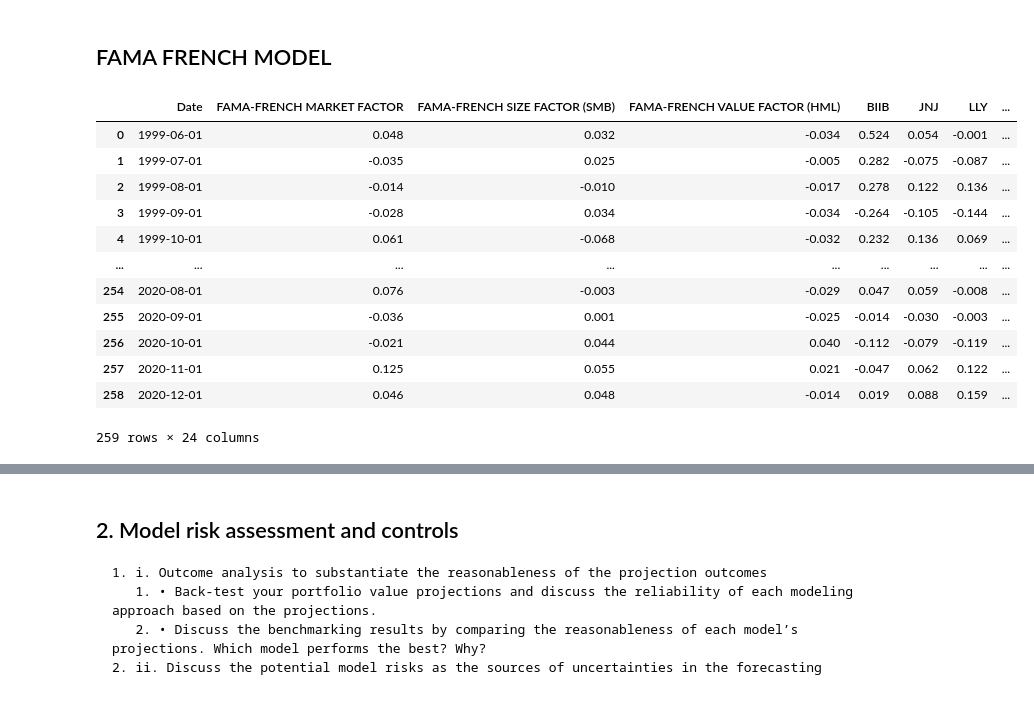
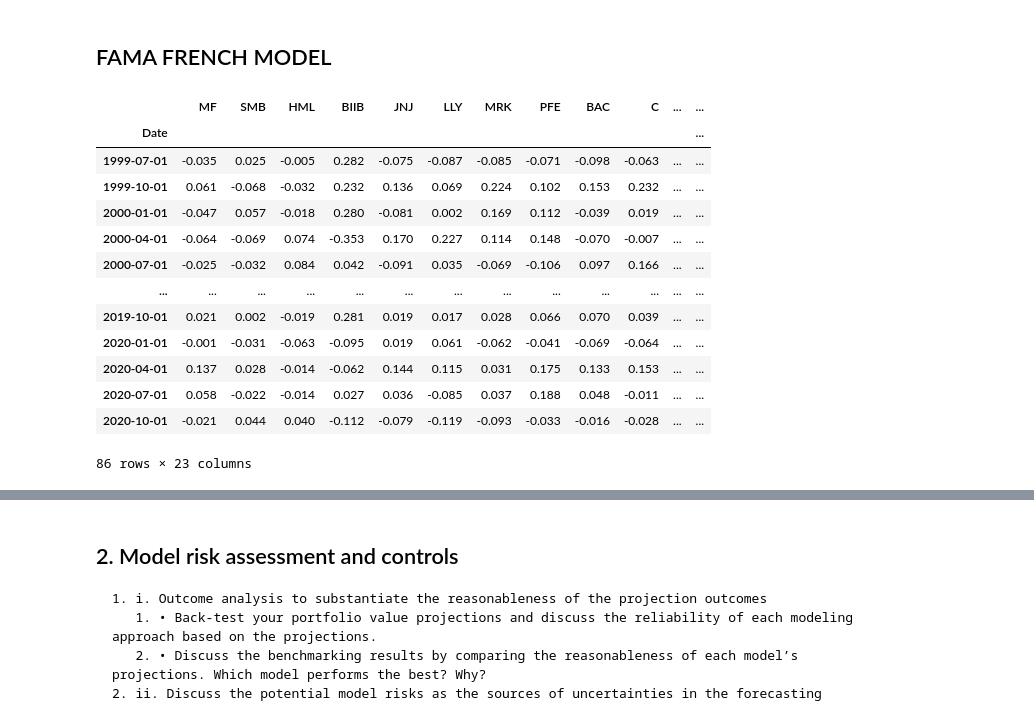
Before and after one commit to alanwake47/FINM-35000-Topics-in-Econ, a Jupyter notebook: week6/hw3/HW3_G2.ipynb, the cells around one changed output, grey strips where cells are left out. Cells and saved outputs as stored; diff of their text form; code cells hidden in the pictures.

```diff
--- a/week6/hw3/HW3_G2.ipynb
+++ b/week6/hw3/HW3_G2.ipynb
@@ -172,0 +203,11 @@ Since one of the firms did not have data available for the entire period, we dec
+# %%
+wrds_data.set_index('Date', inplace=True)
+for ticker in wrds_price_monthly.columns:
+    #Create start date as
+    start_date = wrds_price_monthly.index[len(wrds_price_monthly.loc['1999-06-01':'2015-12-01',:])]
+    for i in range(0,len(wrds_price_monthly.loc['1999-06-01':'2015-12-01',:]),1):
+        start_date = pd.Timestamp(start_date) - pd.DateOffset(months=1)
+        start_date = start_date.strftime('%Y-%m-%d')
+        start_date_fut = pd.Timestamp(start_date) + pd.DateOffset(months=1)
+        start_date_fut = start_date_fut.strftime('%Y-%m-%d')
+        wrds_price_monthly.loc[start_date, ticker] = wrds_price_monthly.loc[start_date_fut, ticker] / m.exp(wrds_data.loc[start_date_fut,ticker])
@@ -329,20 +486,25 @@ capm_data_summary
 # %%
 # Drop columns 1:3 and column 7
-ff_data = wrds_data.drop(wrds_data.columns[1:3], axis=1)
-ff_data = ff_data.drop(ff_data.columns[5], axis=1)
-ff_data = ff_data.drop(ff_data.columns[2], axis=1)
+wrds_data_q.set_index('Date', inplace=True)
+ff_data = wrds_data_q.drop(wrds_data.columns[:2], axis=1)
+ff_data = ff_data.drop(ff_data.columns[1], axis=1)
+ff_data = ff_data.drop(ff_data.columns[3], axis=1)
+ff_data.rename(columns={'FAMA-FRENCH SIZE FACTOR (SMB)':'SMB'}, inplace=True)
+ff_data.rename(columns={'FAMA-FRENCH VALUE FACTOR (HML)':'HML'}, inplace=True)
+ff_data.rename(columns={'FAMA-FRENCH MARKET FACTOR':'MF'}, inplace=True)
 ff_data
 # %% [output]
-|  | Date | FAMA-FRENCH MARKET FACTOR | FAMA-FRENCH SIZE FACTOR (SMB) | FAMA-FRENCH VALUE FACTOR (HML) | BIIB | JNJ | LLY | ... |
-| 0 | 1999-06-01 | 0.048 | 0.032 | -0.034 | 0.524 | 0.054 | -0.001 | ... |
-| 1 | 1999-07-01 | -0.035 | 0.025 | -0.005 | 0.282 | -0.075 | -0.087 | ... |
-| 2 | 1999-08-01 | -0.014 | -0.010 | -0.017 | 0.278 | 0.122 | 0.136 | ... |
-| 3 | 1999-09-01 | -0.028 | 0.034 | -0.034 | -0.264 | -0.105 | -0.144 | ... |
-| 4 | 1999-10-01 | 0.061 | -0.068 | -0.032 | 0.232 | 0.136 | 0.069 | ... |
-| ... | ... | ... | ... | ... | ... | ... | ... | ... |
-| 254 | 2020-08-01 | 0.076 | -0.003 | -0.029 | 0.047 | 0.059 | -0.008 | ... |
-| 255 | 2020-09-01 | -0.036 | 0.001 | -0.025 | -0.014 | -0.030 | -0.003 | ... |
-| 256 | 2020-10-01 | -0.021 | 0.044 | 0.040 | -0.112 | -0.079 | -0.119 | ... |
-| 257 | 2020-11-01 | 0.125 | 0.055 | 0.021 | -0.047 | 0.062 | 0.122 | ... |
-| 258 | 2020-12-01 | 0.046 | 0.048 | -0.014 | 0.019 | 0.088 | 0.159 | ... |
+|  | MF | SMB | HML | BIIB | JNJ | LLY | MRK | PFE | BAC | C | ... | ... |
+| Date |  |  |  |  |  |  |  |  |  |  |  | ... |
+| 1999-07-01 | -0.035 | 0.025 | -0.005 | 0.282 | -0.075 | -0.087 | -0.085 | -0.071 | -0.098 | -0.063 | ... | ... |
+| 1999-10-01 | 0.061 | -0.068 | -0.032 | 0.232 | 0.136 | 0.069 | 0.224 | 0.102 | 0.153 | 0.232 | ... | ... |
+| 2000-01-01 | -0.047 | 0.057 | -0.018 | 0.280 | -0.081 | 0.002 | 0.169 | 0.112 | -0.039 | 0.019 | ... | ... |
+| 2000-04-01 | -0.064 | -0.069 | 0.074 | -0.353 | 0.170 | 0.227 | 0.114 | 0.148 | -0.070 | -0.007 | ... | ... |
+| 2000-07-01 | -0.025 | -0.032 | 0.084 | 0.042 | -0.091 | 0.035 | -0.069 | -0.106 | 0.097 | 0.166 | ... | ... |
+| ... | ... | ... | ... | ... | ... | ... | ... | ... | ... | ... | ... | ... |
+| 2019-10-01 | 0.021 | 0.002 | -0.019 | 0.281 | 0.019 | 0.017 | 0.028 | 0.066 | 0.070 | 0.039 | ... | ... |
+| 2020-01-01 | -0.001 | -0.031 | -0.063 | -0.095 | 0.019 | 0.061 | -0.062 | -0.041 | -0.069 | -0.064 | ... | ... |
+| 2020-04-01 | 0.137 | 0.028 | -0.014 | -0.062 | 0.144 | 0.115 | 0.031 | 0.175 | 0.133 | 0.153 | ... | ... |
+| 2020-07-01 | 0.058 | -0.022 | -0.014 | 0.027 | 0.036 | -0.085 | 0.037 | 0.188 | 0.048 | -0.011 | ... | ... |
+| 2020-10-01 | -0.021 | 0.044 | 0.040 | -0.112 | -0.079 | -0.119 | -0.093 | -0.033 | -0.016 | -0.028 | ... | ... |
-259 rows × 24 columns
+86 rows × 23 columns
```
Also changed, not shown: parts of 35 cells of this notebook, 4 other files.
